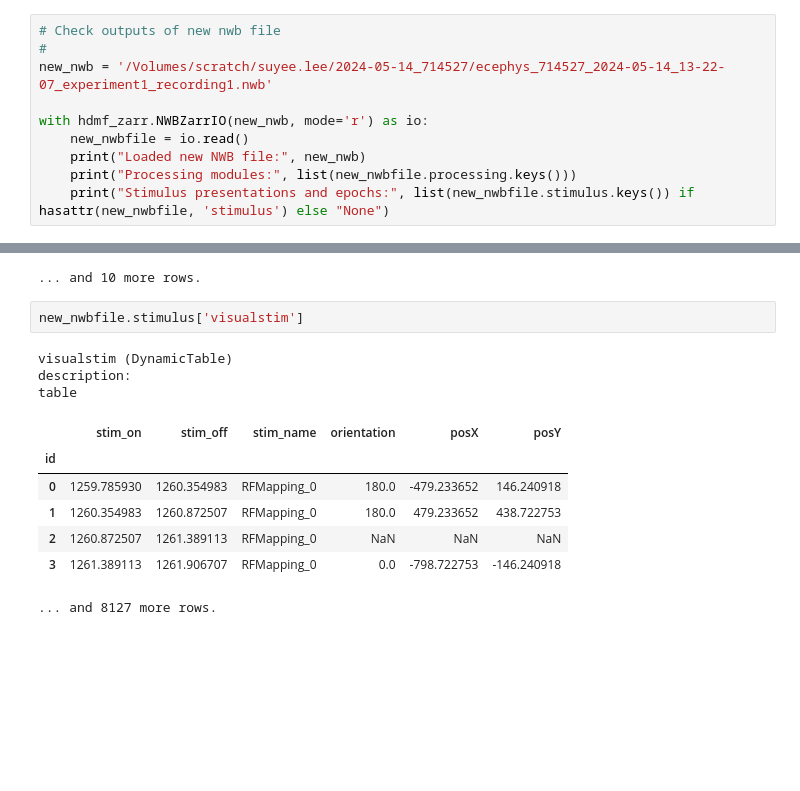
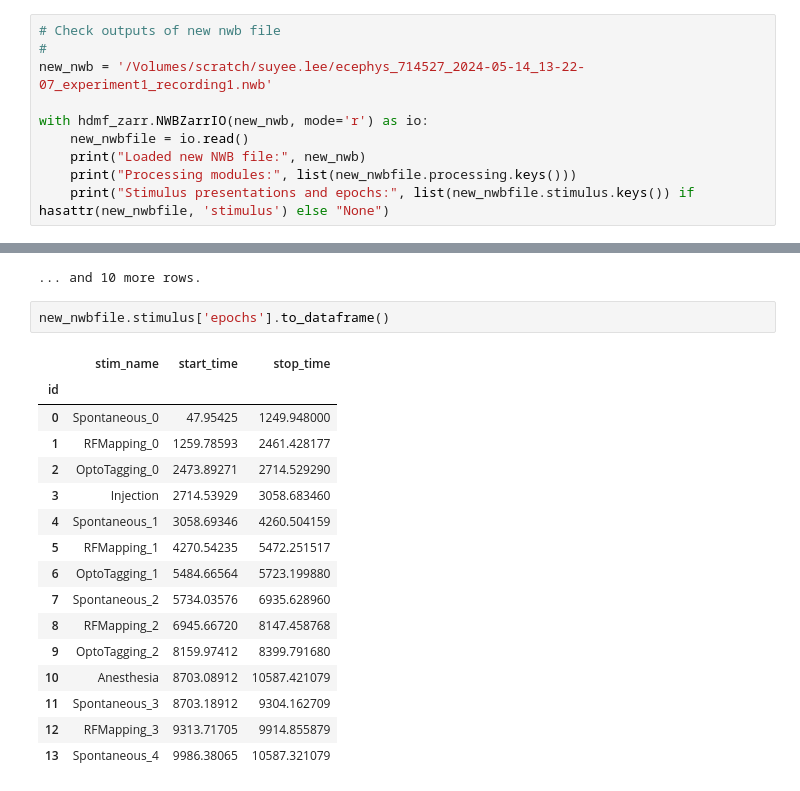
Before and after one commit to leesuyee/np-ultra-nwb-updates, a Jupyter notebook: nwb_modification_run.ipynb, the cells around one changed output, grey strips where cells are left out. Saved outputs shown, nothing was run; the diff lists cells and outputs as text; blank space fills up the shorter version.

```diff
--- a/nwb_modification_run.ipynb
+++ b/nwb_modification_run.ipynb
@@ -579,7 +565,7 @@ Saved to: /Volumes/scratch/suyee.lee/2024-05-14_714527/ecephys_714527_2024-05-14
 # %%
 # Check outputs of new nwb file
 #
-new_nwb = '/Volumes/scratch/suyee.lee/2024-05-14_714527/ecephys_714527_2024-05-14_13-22-07_experiment1_recording1.nwb'
+new_nwb = '/Volumes/scratch/suyee.lee/ecephys_714527_2024-05-14_13-22-07_experiment1_recording1.nwb'
 
 with hdmf_zarr.NWBZarrIO(new_nwb, mode='r') as io:
     new_nwbfile = io.read()
@@ -637,15 +638,21 @@ table
 | 3 | Injection | 2714.53929 | 3058.683460 |
 ... and 10 more rows.
 # %%
-new_nwbfile.stimulus['visualstim']
+new_nwbfile.stimulus['epochs'].to_dataframe()
 # %% [output]
-visualstim (DynamicTable)
-description:
-table
-|  | stim_on | stim_off | stim_name | orientation | posX | posY |
-| id |  |  |  |  |  |  |
-| 0 | 1259.785930 | 1260.354983 | RFMapping_0 | 180.0 | -479.233652 | 146.240918 |
-| 1 | 1260.354983 | 1260.872507 | RFMapping_0 | 180.0 | 479.233652 | 438.722753 |
-| 2 | 1260.872507 | 1261.389113 | RFMapping_0 | NaN | NaN | NaN |
-| 3 | 1261.389113 | 1261.906707 | RFMapping_0 | 0.0 | -798.722753 | -146.240918 |
+|  | stim_name | start_time | stop_time |
+| id |  |  |  |
+| 0 | Spontaneous_0 | 47.95425 | 1249.948000 |
+| 1 | RFMapping_0 | 1259.78593 | 2461.428177 |
+| 2 | OptoTagging_0 | 2473.89271 | 2714.529290 |
+| 3 | Injection | 2714.53929 | 3058.683460 |
+| 4 | Spontaneous_1 | 3058.69346 | 4260.504159 |
+| 5 | RFMapping_1 | 4270.54235 | 5472.251517 |
+| 6 | OptoTagging_1 | 5484.66564 | 5723.199880 |
+| 7 | Spontaneous_2 | 5734.03576 | 6935.628960 |
+| 8 | RFMapping_2 | 6945.66720 | 8147.458768 |
+| 9 | OptoTagging_2 | 8159.97412 | 8399.791680 |
+| 10 | Anesthesia | 8703.08912 | 10587.421079 |
+| 11 | Spontaneous_3 | 8703.18912 | 9304.162709 |
+| 12 | RFMapping_3 | 9313.71705 | 9914.855879 |
+| 13 | Spontaneous_4 | 9986.38065 | 10587.321079 |
-... and 8127 more rows.
```
Also changed, not shown: parts of 4 cells of this notebook.
